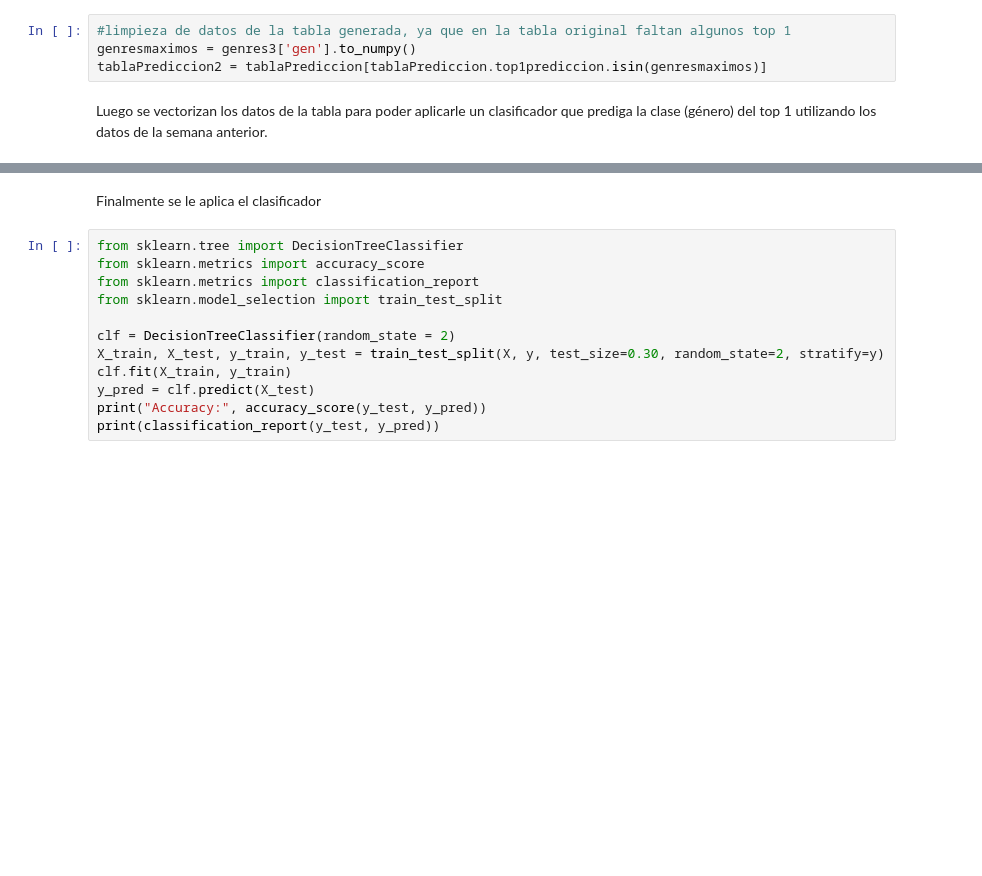
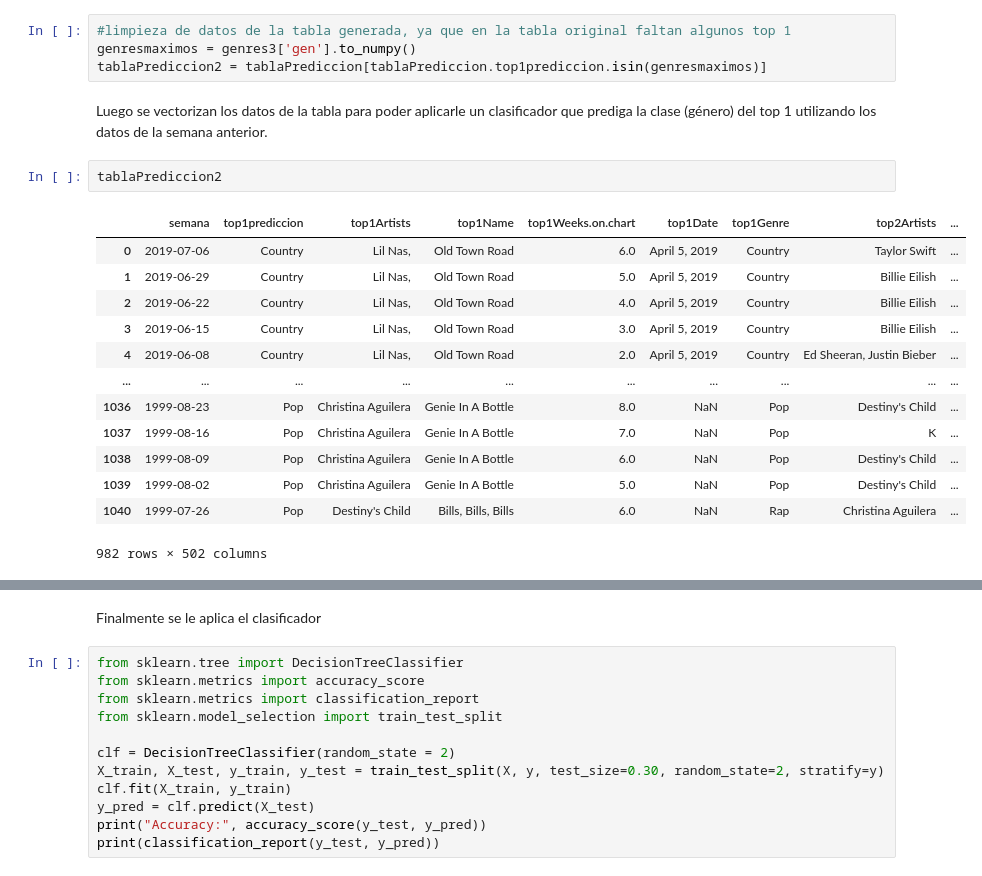
Before and after one commit to Litr0/Proyecto-Mineria, a Jupyter notebook: Hito1.ipynb, the cells around one changed output, grey strips where cells are left out. Saved outputs shown, nothing was run; the diff lists cells and outputs as text; blank space fills up the shorter version.

```diff
--- a/Hito1.ipynb
+++ b/Hito1.ipynb
@@ -460,6 +453,22 @@ genresmaximos = genres3['gen'].to_numpy()
 tablaPrediccion2 = tablaPrediccion[tablaPrediccion.top1prediccion.isin(genresmaximos)]
 # %% [markdown]
 Luego se vectorizan los datos de la tabla para poder aplicarle un clasificador que prediga la clase (género) del top 1 utilizando los datos de la semana anterior.
+# %%
+tablaPrediccion2
+# %% [output]
+|  | semana | top1prediccion | top1Artists | top1Name | top1Weeks.on.chart | top1Date | top1Genre | top2Artists | ... |
+| 0 | 2019-07-06 | Country | Lil Nas, | Old Town Road | 6.0 | April 5, 2019 | Country | Taylor Swift | ... |
+| 1 | 2019-06-29 | Country | Lil Nas, | Old Town Road | 5.0 | April 5, 2019 | Country | Billie Eilish | ... |
+| 2 | 2019-06-22 | Country | Lil Nas, | Old Town Road | 4.0 | April 5, 2019 | Country | Billie Eilish | ... |
+| 3 | 2019-06-15 | Country | Lil Nas, | Old Town Road | 3.0 | April 5, 2019 | Country | Billie Eilish | ... |
+| 4 | 2019-06-08 | Country | Lil Nas, | Old Town Road | 2.0 | April 5, 2019 | Country | Ed Sheeran, Justin Bieber | ... |
+| ... | ... | ... | ... | ... | ... | ... | ... | ... | ... |
+| 1036 | 1999-08-23 | Pop | Christina Aguilera | Genie In A Bottle | 8.0 | NaN | Pop | Destiny's Child | ... |
+| 1037 | 1999-08-16 | Pop | Christina Aguilera | Genie In A Bottle | 7.0 | NaN | Pop | K | ... |
+| 1038 | 1999-08-09 | Pop | Christina Aguilera | Genie In A Bottle | 6.0 | NaN | Pop | Destiny's Child | ... |
+| 1039 | 1999-08-02 | Pop | Christina Aguilera | Genie In A Bottle | 5.0 | NaN | Pop | Destiny's Child | ... |
+| 1040 | 1999-07-26 | Pop | Destiny's Child | Bills, Bills, Bills | 6.0 | NaN | Rap | Christina Aguilera | ... |
+982 rows × 502 columns
 # %%
 import requests
 import re
```
Also changed, not shown: parts of 39 cells of this notebook.
